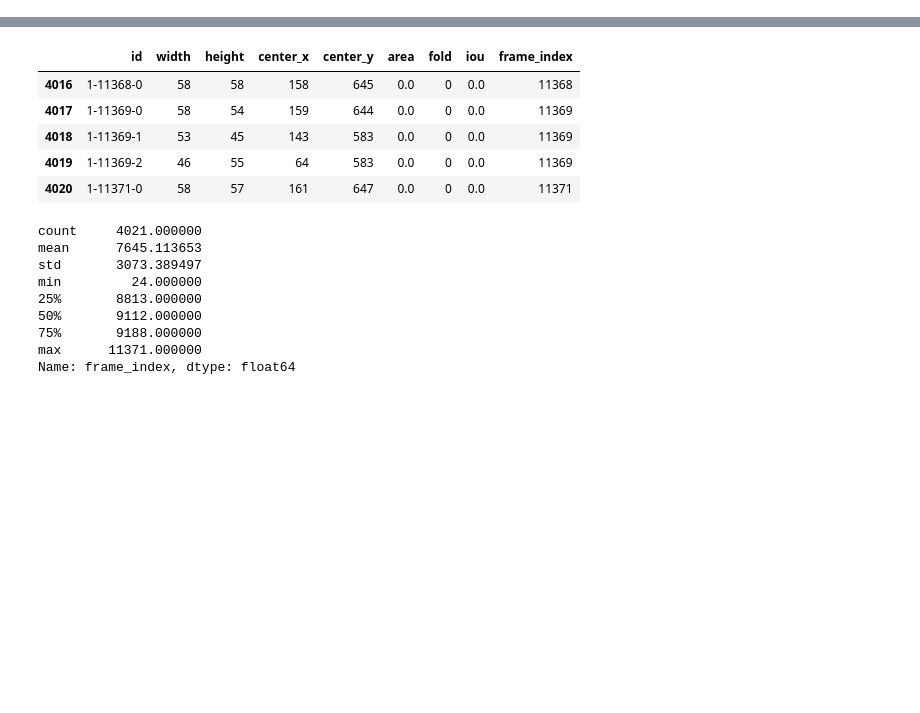
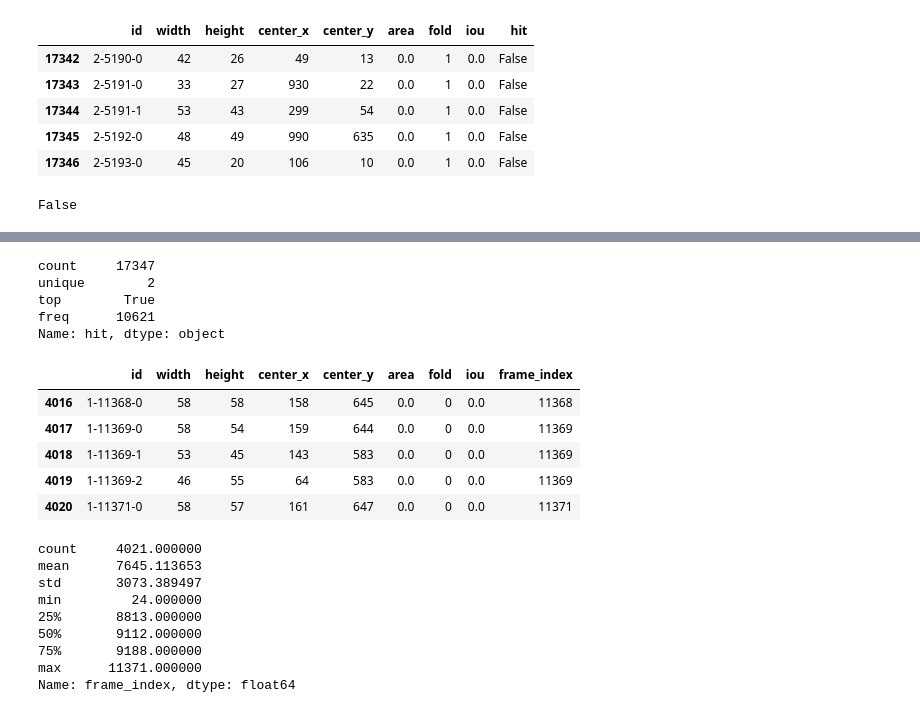
Before and after one commit to jpjuvo/reef-protection, a Jupyter notebook: notebooks/3-box-validator.ipynb, the cells around one changed output, grey strips where cells are left out. Drawn from its saved outputs; the diff is of its cells as text; code cells hidden in the pictures; blank space fills up the shorter version.

```diff
--- a/notebooks/3-box-validator.ipynb
+++ b/notebooks/3-box-validator.ipynb
@@ -37,9 +39,31 @@ df.head()
+# %%
+df.tail()
+# %% [output]
+|  | id | width | height | center_x | center_y | area | fold | iou | hit |
+| 17342 | 2-5190-0 | 42 | 26 | 49 | 13 | 0.0 | 1 | 0.0 | False |
+| 17343 | 2-5191-0 | 33 | 27 | 930 | 22 | 0.0 | 1 | 0.0 | False |
+| 17344 | 2-5191-1 | 53 | 43 | 299 | 54 | 0.0 | 1 | 0.0 | False |
+| 17345 | 2-5192-0 | 48 | 49 | 990 | 635 | 0.0 | 1 | 0.0 | False |
+| 17346 | 2-5193-0 | 45 | 20 | 106 | 10 | 0.0 | 1 | 0.0 | False |
+# %%
+df.iou.hasnans
+# %% [output]
+False
 # %%
 df.iou.hist()
 plt.show()
 # %% [output]
 [interactive output not drawn]
 [interactive output not drawn]
+# %%
+df['hit'] = [th > 0.1 for th in df['iou'].values]
+df['hit'].describe()
+# %% [output]
+count     17347
+unique        2
+top        True
+freq      10621
+Name: hit, dtype: object
 # %%
 fold = 0
 val_df = pd.read_csv(f'../input/crop_ds/train-fold-{fold}.csv')
```
Also changed, not shown: parts of 12 cells of this notebook, 5 other files.
